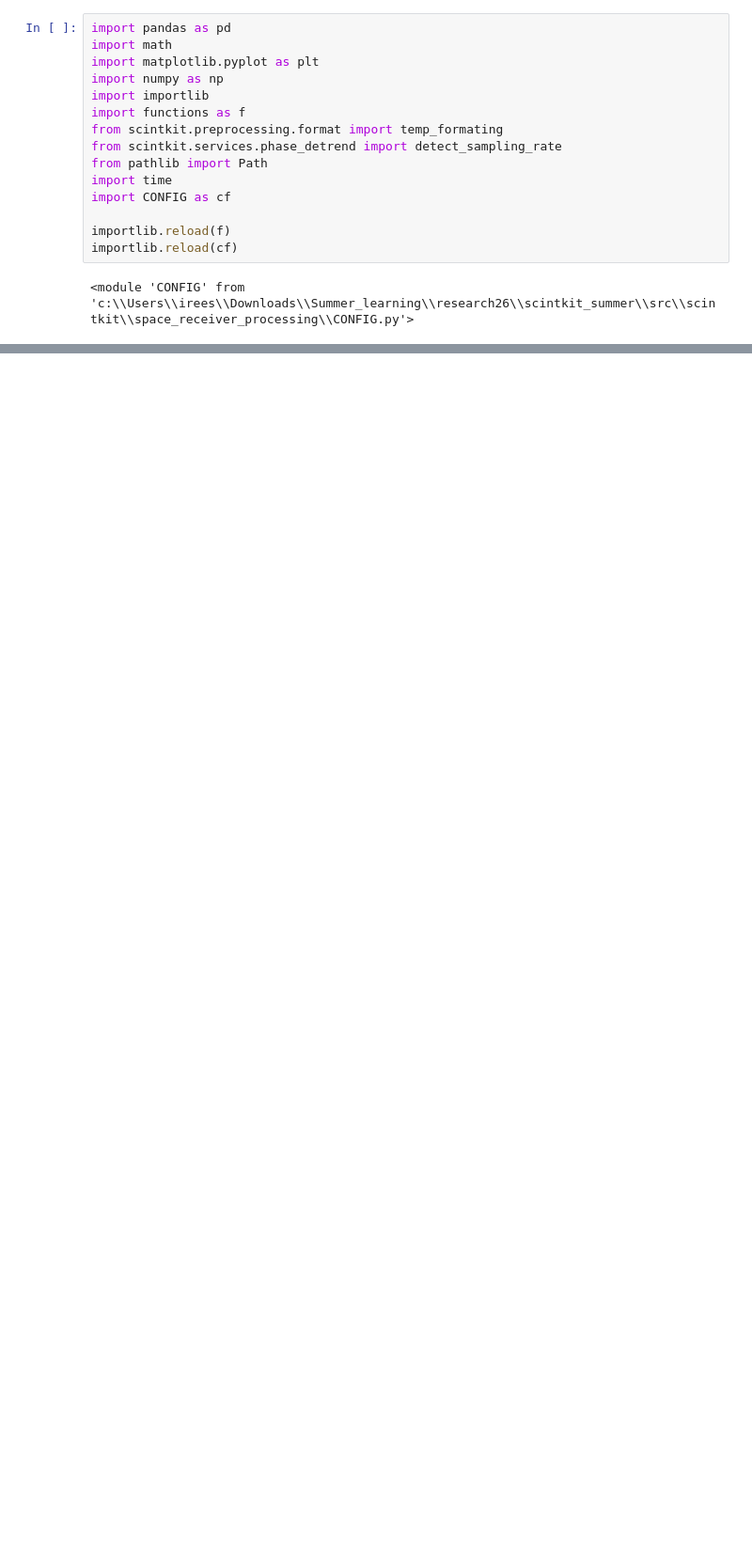
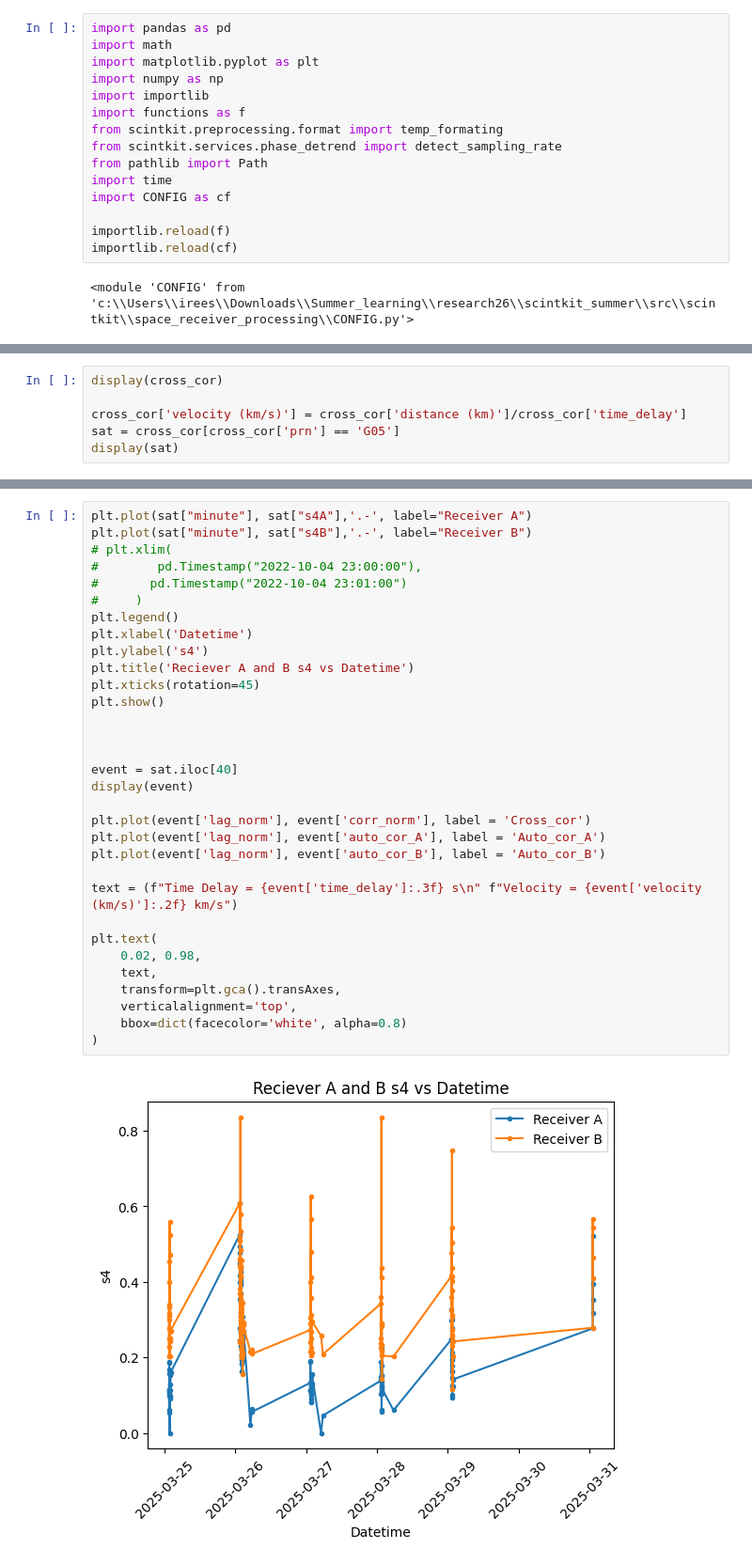
Before and after one commit to reeshabanumula/scintkit_summer, a Jupyter notebook: src/scintkit/space_receiver_processing/prep_for_large_files.ipynb, the cells around one changed output, grey strips where cells are left out. Shown at 94% size. Cells and saved outputs as stored; diff of their text form; blank space fills up the shorter version.

Commit message:
finalized the first method to show resutls it works, need to fix up drop nan function to work with new method of processing while also working with the first

```diff
--- a/src/scintkit/space_receiver_processing/prep_for_large_files.ipynb
+++ b/src/scintkit/space_receiver_processing/prep_for_large_files.ipynb
@@ -205,0 +212,6 @@ print(f"Total Time: {time.time() - start:.3f} seconds")
+# %%
+display(cross_cor)
+
+cross_cor['velocity (km/s)'] = cross_cor['distance (km)']/cross_cor['time_delay']
+sat = cross_cor[cross_cor['prn'] == 'G05']
+display(sat)
@@ -205,0 +245,34 @@ print(f"Total Time: {time.time() - start:.3f} seconds")
+# %%
+plt.plot(sat["minute"], sat["s4A"],'.-', label="Receiver A")
+plt.plot(sat["minute"], sat["s4B"],'.-', label="Receiver B")
+# plt.xlim(
+#        pd.Timestamp("2022-10-04 23:00:00"),
+#       pd.Timestamp("2022-10-04 23:01:00")
+#     )
+plt.legend()
+plt.xlabel('Datetime')
+plt.ylabel('s4')
+plt.title('Reciever A and B s4 vs Datetime')
+plt.xticks(rotation=45)
+plt.show()
+
+
+
+event = sat.iloc[40]
+display(event)
+
+plt.plot(event['lag_norm'], event['corr_norm'], label = 'Cross_cor')
+plt.plot(event['lag_norm'], event['auto_cor_A'], label = 'Auto_cor_A')
+plt.plot(event['lag_norm'], event['auto_cor_B'], label = 'Auto_cor_B')
+
+text = (f"Time Delay = {event['time_delay']:.3f} s\n" f"Velocity = {event['velocity (km/s)']:.2f} km/s")
+
+plt.text(
+    0.02, 0.98,
+    text,
+    transform=plt.gca().transAxes,
+    verticalalignment='top',
+    bbox=dict(facecolor='white', alpha=0.8)
+)
+# %% [output]
+[figure, added]
```
Also changed, not shown: parts of 4 cells of this notebook, 4 other files.
